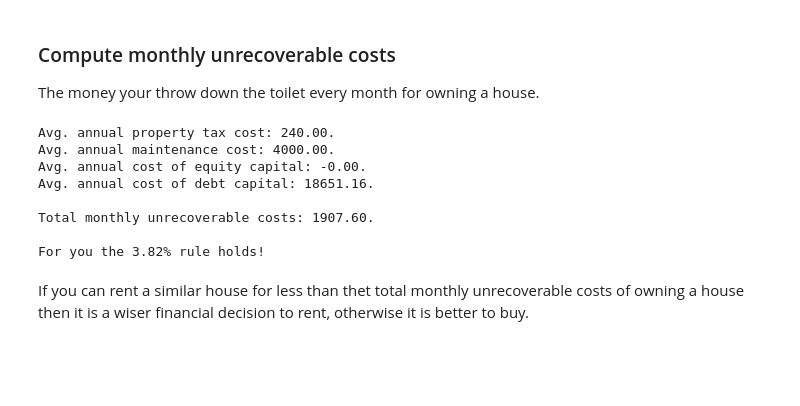
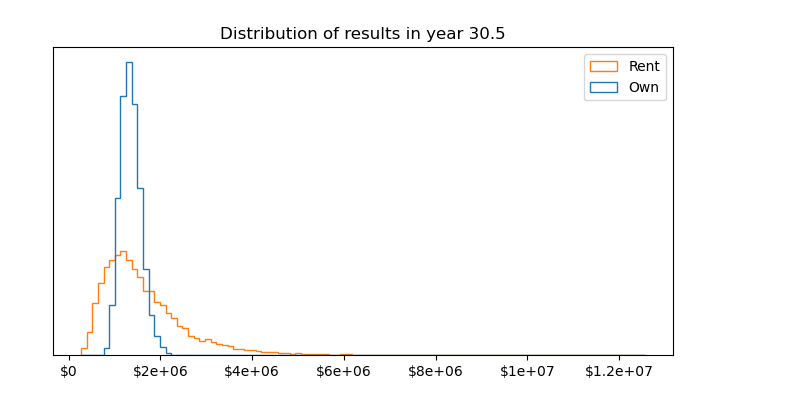
Before and after one commit to ZenBel/buy-vs-rent, a Jupyter notebook: to_buy_or_not_to_buy.ipynb, the cells around one changed output. Saved outputs shown, nothing was run; the diff lists cells and outputs as text; code cells hidden in the pictures; blank space fills up the shorter version.

Commit message:
more sophisticated calculation of retrun on investments of rent vs buy

```diff
--- a/to_buy_or_not_to_buy.ipynb
+++ b/to_buy_or_not_to_buy.ipynb
@@ -27,17 +27,30 @@ buy = BuyHouse(
-# %% [markdown]
-### Compute monthly unrecoverable costs
-
-The money your throw down the toilet every month for owning a house.
-# %%
-buy.get_overview(how="monthly")
-# %% [output]
-Avg. annual property tax cost: 240.00.
-Avg. annual maintenance cost: 4000.00.
-Avg. annual cost of equity capital: -0.00.
-Avg. annual cost of debt capital: 18651.16.
-
-Total monthly unrecoverable costs: 1907.60.
-
-For you the 3.82% rule holds!
-# %% [markdown]
-If you can rent a similar house for less than thet total monthly unrecoverable costs of owning a house then it is a wiser financial decision to rent, otherwise it is better to buy.
+# %%
+mgt = RentOrBuy(
+    monthly_rent=1600,
+    house_price=550000,
+    down_payment=50000,
+    mortgage_amortization_years=30,
+    mortgage_apr=0.05,
+    additional_purchase_costs=30000,
+    additional_monthly_costs=100,
+    mortgage_additional_payments=2,
+    annual_inflation=0.03,
+    monthly_property_tax_rate=0.000042,
+    maintenance_cost=0.01,
+    housing_asset_dict={
+        "dist": np.random.normal,
+        "dist_args": {
+            "loc": annual_to_monthly_return(0.03),
+            "scale":  annual_to_monthly_stdev(0.03)}
+    },
+    investment_asset_dict={
+        "dist": np.random.normal,
+        "dist_args": {
+            "loc": annual_to_monthly_return(0.06),
+            "scale":  annual_to_monthly_stdev(0.12)}
+    },
+)
+# %%
+mgt.histogram()
+# %% [output]
+[figure, added]
```
Also changed, not shown: parts of 6 cells of this notebook, 5 other files.
